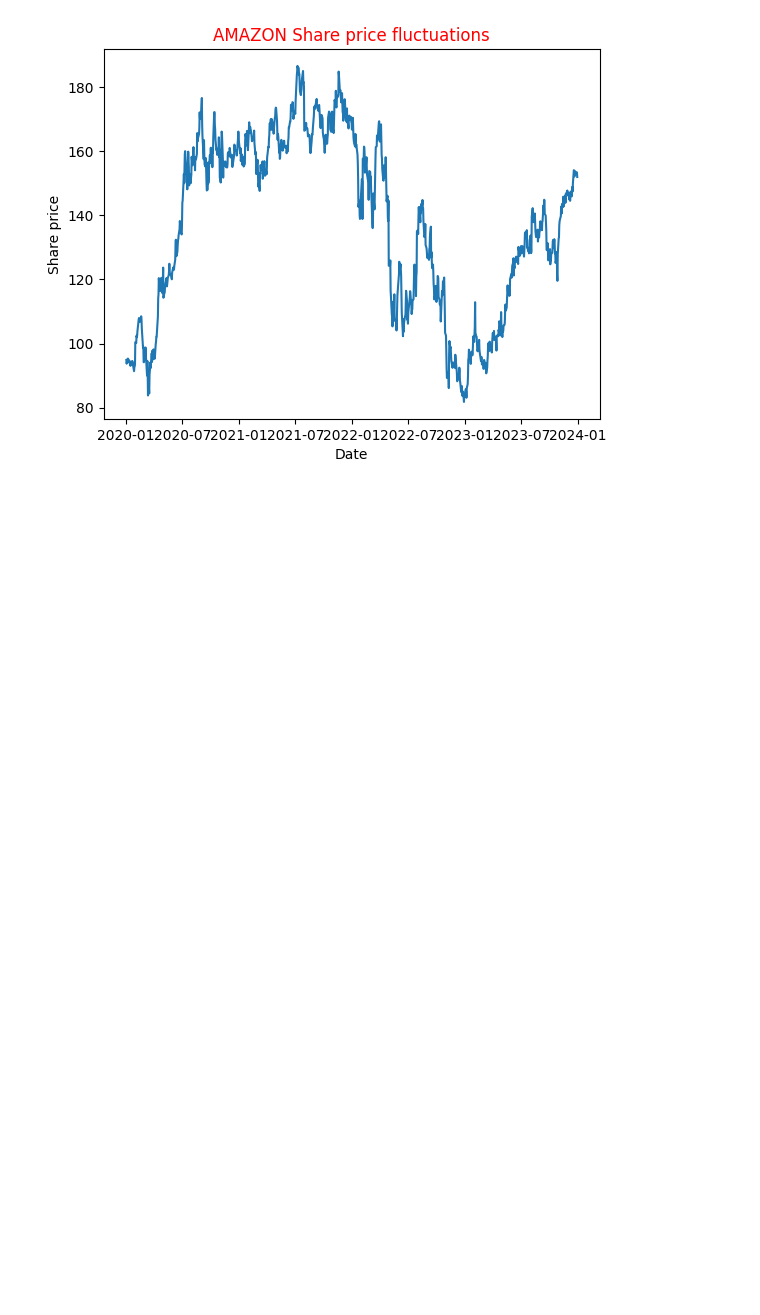
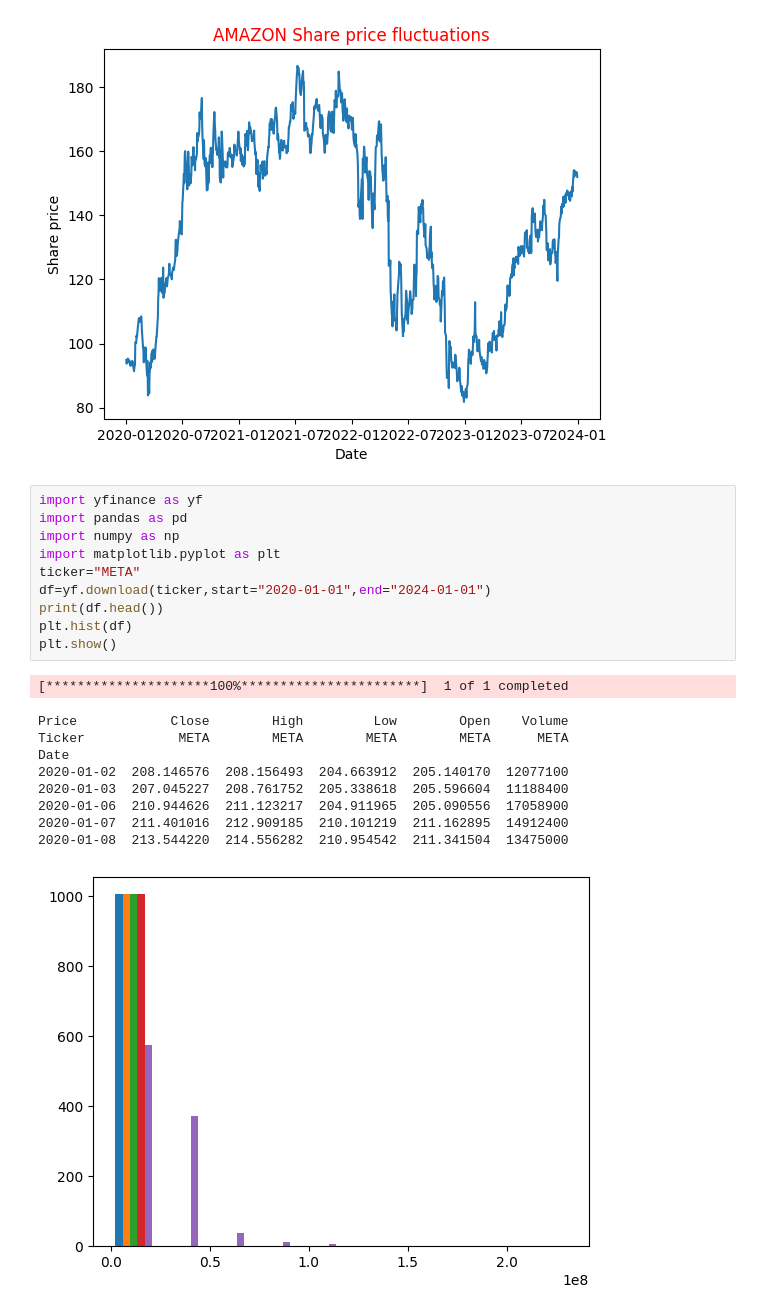
Before and after one commit to Mittal24Shaurya/CSR-Cockpit, a Jupyter notebook: intro-to-Finance-analytics/jupyter.ipynb, the cells around one changed output. Drawn from its saved outputs; the diff is of its cells as text; blank space fills up the shorter version.

```diff
--- a/intro-to-Finance-analytics/jupyter.ipynb
+++ b/intro-to-Finance-analytics/jupyter.ipynb
@@ -89,3 +89,24 @@ Date
 2020-01-08  94.598503  95.550003  94.321999  94.902000  70160000
 Text(0.5, 1.0, 'AMAZON Share price fluctuations')
 [figure]
+# %%
+import yfinance as yf
+import pandas as pd
+import numpy as np
+import matplotlib.pyplot as plt
+ticker="META"
+df=yf.download(ticker,start="2020-01-01",end="2024-01-01")
+print(df.head())
+plt.hist(df)
+plt.show()
+# %% [output]
+[*********************100%***********************]  1 of 1 completed
+Price            Close        High         Low        Open    Volume
+Ticker            META        META        META        META      META
+Date
+2020-01-02  208.146576  208.156493  204.663912  205.140170  12077100
+2020-01-03  207.045227  208.761752  205.338618  205.596604  11188400
+2020-01-06  210.944626  211.123217  204.911965  205.090556  17058900
+2020-01-07  211.401016  212.909185  210.101219  211.162895  14912400
+2020-01-08  213.544220  214.556282  210.954542  211.341504  13475000
+[figure, added]
```
Also changed, not shown: parts of 2 cells of this notebook.
